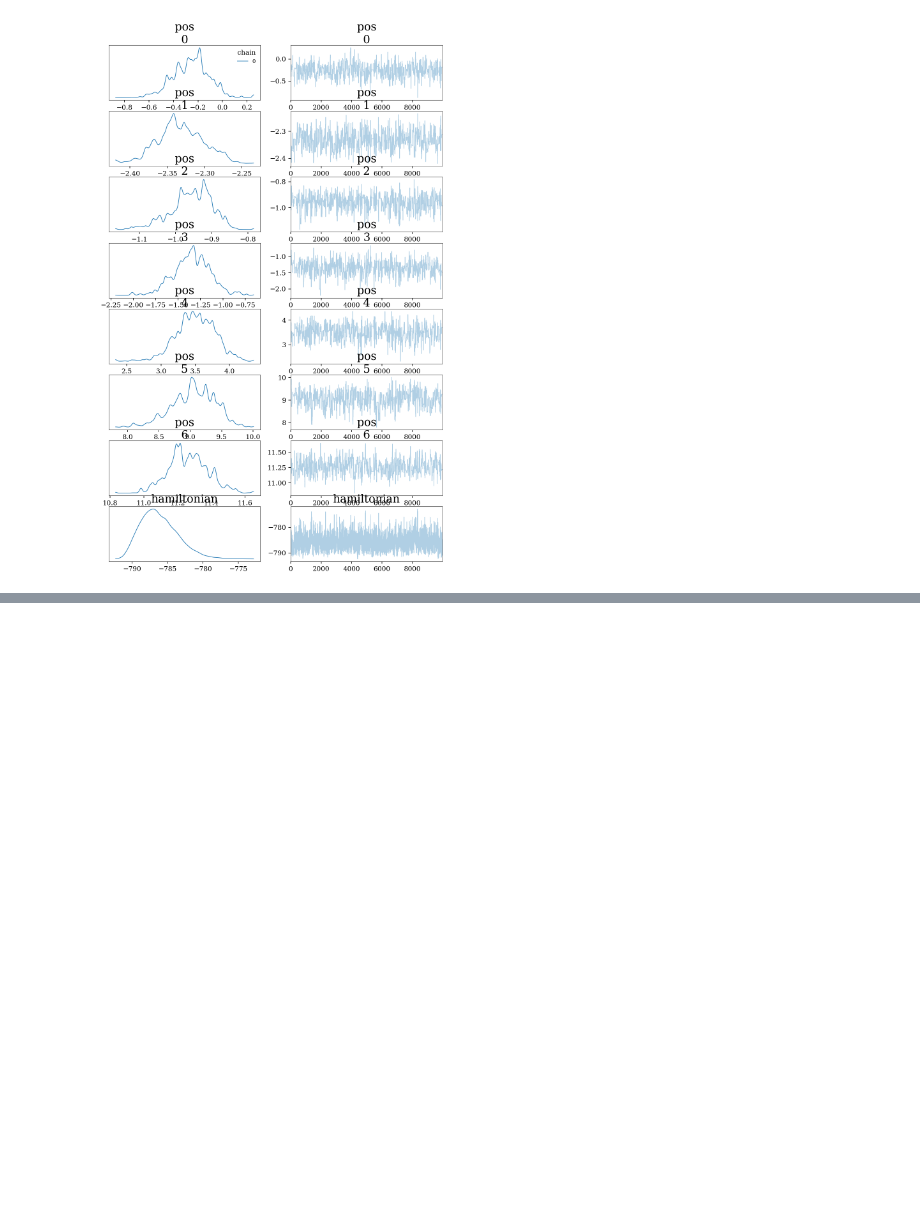
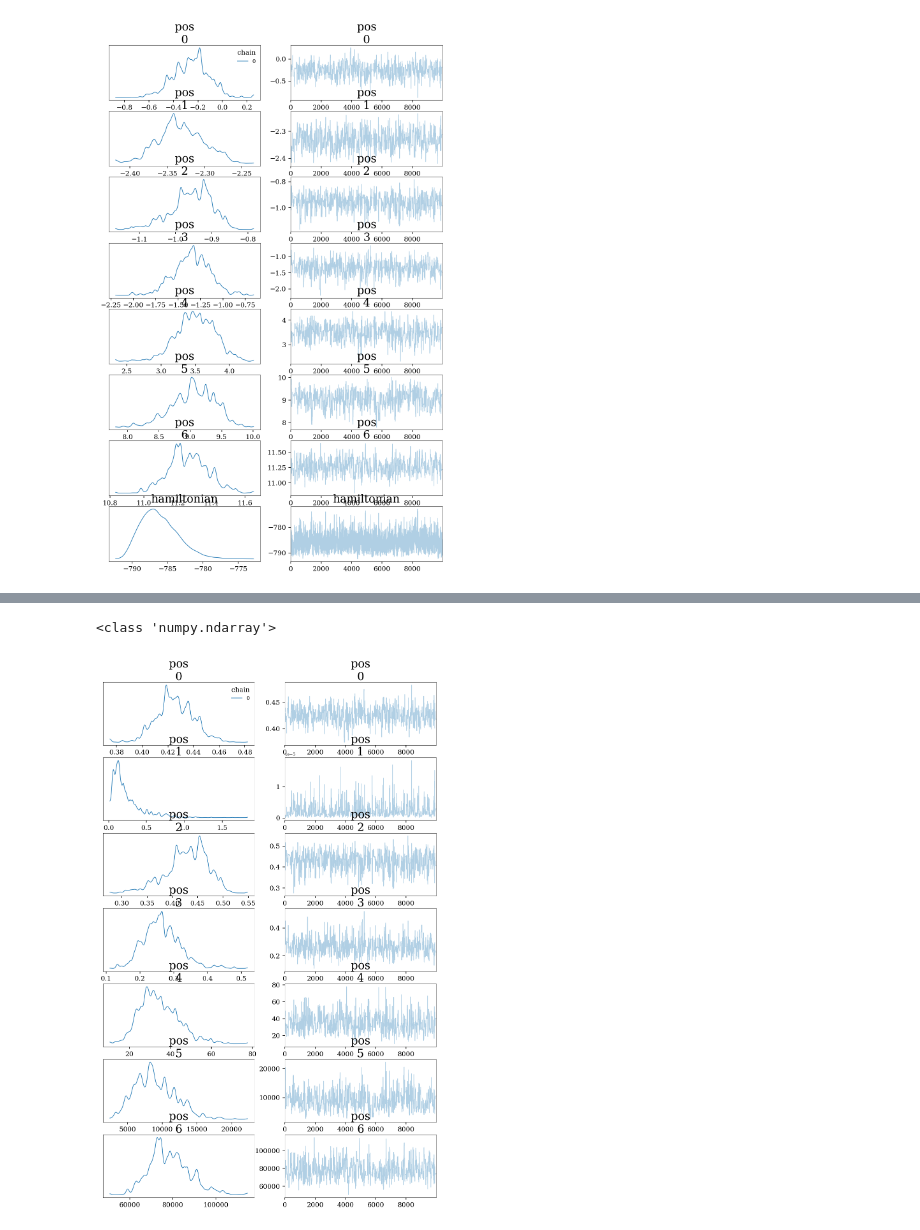
Before and after one commit to jamesbriant/KOH-GPJax, a Jupyter notebook: posterior-mici-GRWM.ipynb, the cells around one changed output, grey strips where cells are left out. Drawn from its saved outputs; the diff is of its cells as text; code cells hidden in the pictures; blank space fills up the shorter version.

```diff
--- a/posterior-mici-GRWM.ipynb
+++ b/posterior-mici-GRWM.ipynb
@@ -56,8 +56,7 @@ tmin = 0.2
 
 
 ##### KOH Model #####
-neg_log_posterior_density = get_neg_log_dens()
-jitted_neg_log_posterior_density = jit(neg_log_posterior_density)
+jitted_neg_log_posterior_density = jit(neg_log_dens)
 
 
 ##### Mici #####
@@ -132,0 +122,12 @@ with plt.style.context(plot_style):
+# %%
+traces_transformed = {'pos': []}
+traces_transformed['pos'].append(np.empty_like(traces['pos'][0]))
+for i in range(0, 1):
+    traces_transformed['pos'][0][:, i] = mapRto01(traces['pos'][0][:, i])*(tmax-tmin) + tmin
+for i in range(1, 3):
+    traces_transformed['pos'][0][:, i] = ell2rho(mapRto0inf(traces['pos'][0][:, i]))
+for i in range(3, 7):
+    traces_transformed['pos'][0][:, i] = mapRto0inf(traces['pos'][0][:, i])
+
+for i in range(7):
+    print(np.mean(traces_transformed['pos'][0][:, i]), '±', np.std(traces_transformed['pos'][0][:, i]))
@@ -132,0 +142,15 @@ with plt.style.context(plot_style):
+# %%
+print(type(traces['pos'][0]))
+# %% [output]
+<class 'numpy.ndarray'>
+# %%
+with plt.style.context(plot_style):
+    arviz.plot_trace(
+        traces_transformed,
+        figsize=(9, 2 * (7)),
+        legend=True,
+        compact=False,
+    )
+plt.show()
+# %% [output]
+[figure, added]
```
Also changed, not shown: parts of 6 cells of this notebook, 1 other file.
